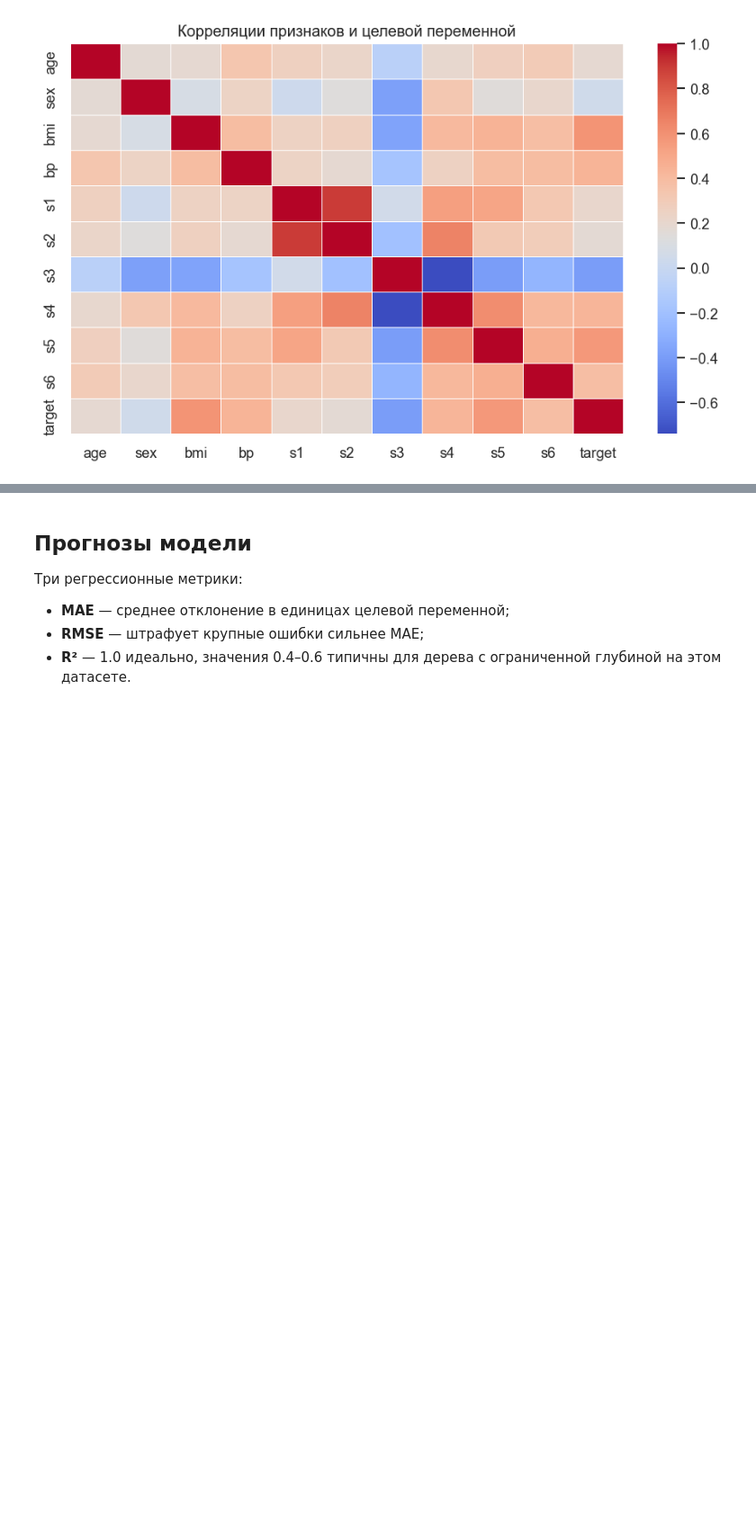
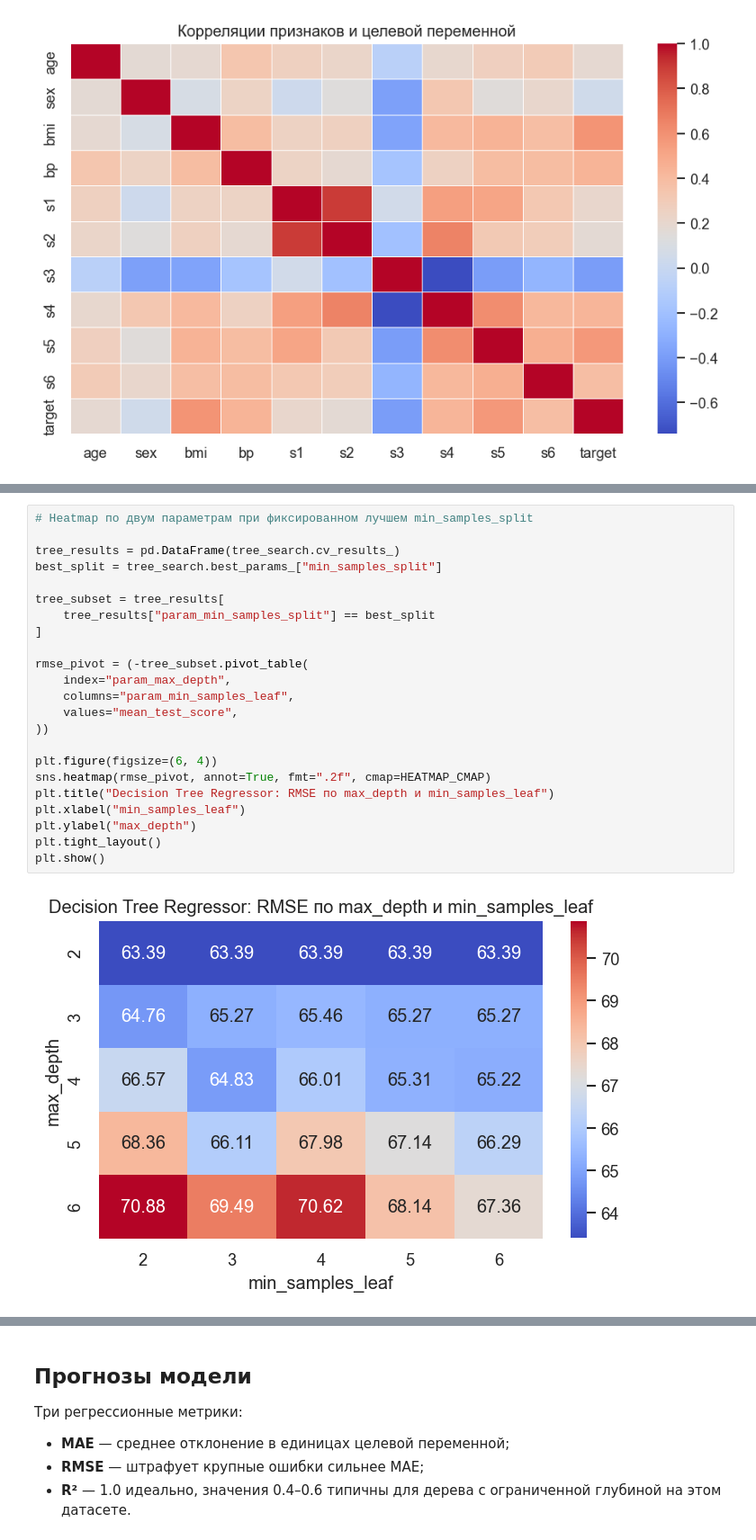
Before and after one commit to phys-dev/ml-recipe-book, a Jupyter notebook: notebooks/03_regression_tree.ipynb, the cells around one changed output, grey strips where cells are left out. Shown at 90% size. Saved outputs shown, nothing was run; the diff lists cells and outputs as text; blank space fills up the shorter version.

```diff
--- a/notebooks/03_regression_tree.ipynb
+++ b/notebooks/03_regression_tree.ipynb
@@ -60,0 +96,25 @@ plt.show()
+# %%
+# Heatmap по двум параметрам при фиксированном лучшем min_samples_split
+
+tree_results = pd.DataFrame(tree_search.cv_results_)
+best_split = tree_search.best_params_["min_samples_split"]
+
+tree_subset = tree_results[
+    tree_results["param_min_samples_split"] == best_split
+]
+
+rmse_pivot = (-tree_subset.pivot_table(
+    index="param_max_depth",
+    columns="param_min_samples_leaf",
+    values="mean_test_score",
+))
+
+plt.figure(figsize=(6, 4))
+sns.heatmap(rmse_pivot, annot=True, fmt=".2f", cmap=HEATMAP_CMAP)
+plt.title("Decision Tree Regressor: RMSE по max_depth и min_samples_leaf")
+plt.xlabel("min_samples_leaf")
+plt.ylabel("max_depth")
+plt.tight_layout()
+plt.show()
+# %% [output]
+[figure, added]
```
Also changed, not shown: parts of 10 cells of this notebook, 5 other files.
